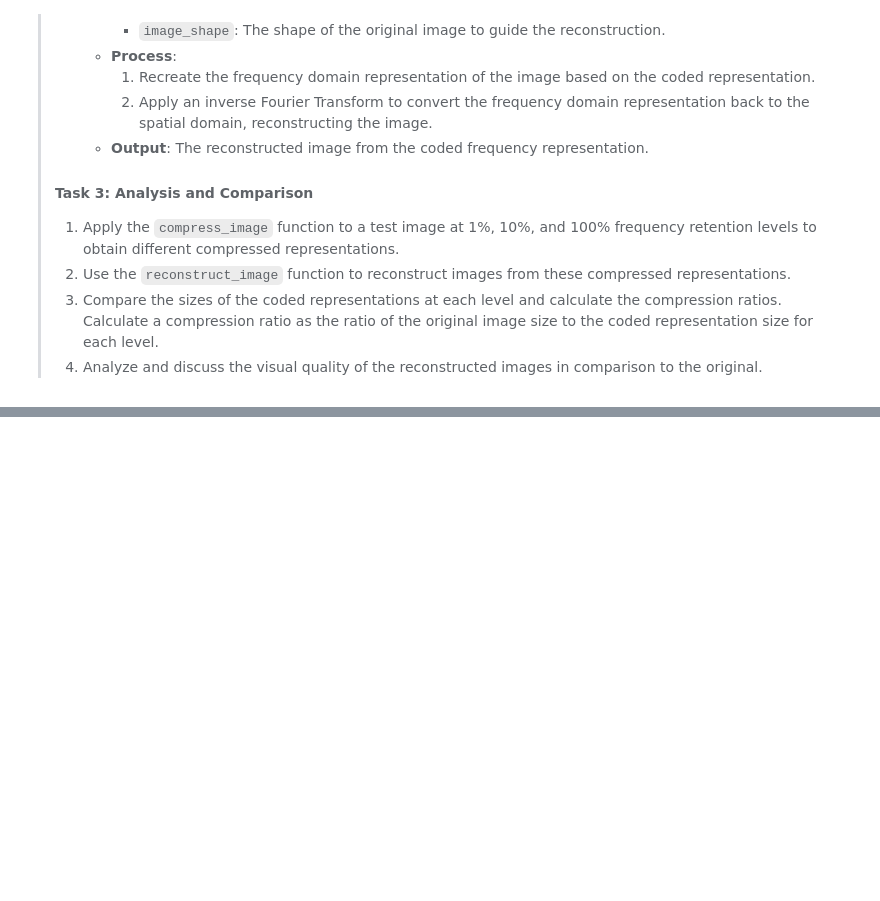
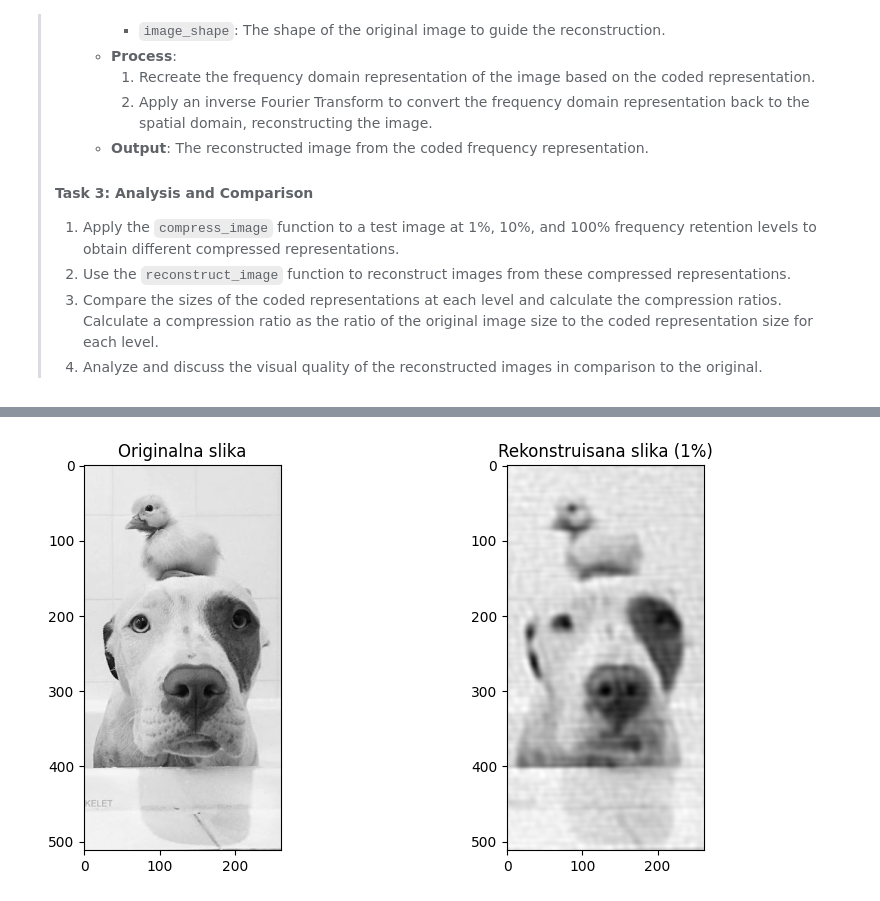
Before and after one commit to ferit-osirv/lab-3-23-24-AntonioBerecic, a Jupyter notebook: lab3.ipynb, the cells around one changed output, grey strips where cells are left out. Saved outputs shown, nothing was run; the diff lists cells and outputs as text; code cells hidden in the pictures; blank space fills up the shorter version.

```diff
--- a/lab3.ipynb
+++ b/lab3.ipynb
@@ -310,3 +377,82 @@ plt.show()
 >   2. Use the `reconstruct_image` function to reconstruct images from these compressed representations.
 >   3. Compare the sizes of the coded representations at each level and calculate the compression ratios. Calculate a compression ratio as the ratio of the original image size to the coded representation size for each level.
 >   4. Analyze and discuss the visual quality of the reconstructed images in comparison to the original.
+# %%
+import sys
+def compress_image(image, p):
+    """Compresses an image using the Fourier Transform.
+
+    Args:
+        image: The input grayscale image.
+        p: The percentage of the top frequencies to retain (0-100).
+
+    Returns:
+        A list of tuples (x, y, FT coefficient) representing the compressed image.
+    """
+
+    # 1. Fourier Transform
+    img_ft = np.fft.fft2(image)
+    img_ft_shifted = np.fft.fftshift(img_ft)
+    magnitude_spectrum = np.abs(img_ft_shifted)
+
+    # 2. Retain Top Frequencies
+    num_frequencies = int(p / 100 * magnitude_spectrum.size)  # Number of top freqs to keep
+    indices = np.argsort(magnitude_spectrum.flatten())[-num_frequencies:]
+    row_indices, col_indices = np.unravel_index(indices, magnitude_spectrum.shape)
+
+    # 3. Encode as List of Tuples
+    coded_representation = []
+    for i in range(num_frequencies):
+        x, y = row_indices[i], col_indices[i]
+        coded_representation.append((x, y, img_ft_shifted[x, y]))
+
+    return coded_representation
+
+def reconstruct_image(coded_representation, image_shape):
+    """Reconstructs an image from its compressed representation.
+
+    Args:
+        coded_representation: The list of tuples (x, y, FT coefficient).
+        image_shape: The shape of the original image (rows, cols).
+
+    Returns:
+        The reconstructed image.
+    """
+
+    # 1. Recreate Frequency Domain
+    rows, cols = image_shape
+    reconstructed_ft = np.zeros((rows, cols), dtype=complex)
+    for x, y, value in coded_representation:
+        reconstructed_ft[x, y] = value
+
+    # 2. Inverse Fourier Transform
+    reconstructed_ft_shifted = np.fft.ifftshift(reconstructed_ft)
+    reconstructed_img = np.fft.ifft2(reconstructed_ft_shifted)
+    reconstructed_img = np.abs(reconstructed_img)
+
+    return reconstructed_img
+
+img = cv.imread('images/ducks.jpg', cv.IMREAD_GRAYSCALE)
+
+# Compression and Reconstruction
+for p in [1, 10, 100]:
+  coded_img = compress_image(img, p)
+  reconstructed_img = reconstruct_image(coded_img, img.shape)
+  original_size = sys.getsizeof(img)
+  compressed_size = sys.getsizeof(coded_img)
+  compression_ratio = original_size / compressed_size
+
+  print(f"Frequency Retention: {p}%")
+  print(f"Compression Ratio: {compression_ratio:.2f}")
+
+  plt.figure(figsize=(10, 5))
+  plt.subplot(1, 2, 1)
+  plt.imshow(img, cmap='gray')
+  plt.title('Originalna slika')
+
+  plt.subplot(1, 2, 2)
+  plt.imshow(reconstructed_img, cmap='gray')
+  plt.title(f'Rekonstruisana slika ({p}%)')
+
+  plt.show()
+# %% [output]
@@ -312,0 +461 @@ plt.show()
+[figure, added]
```
Also changed, not shown: parts of 5 cells of this notebook.
